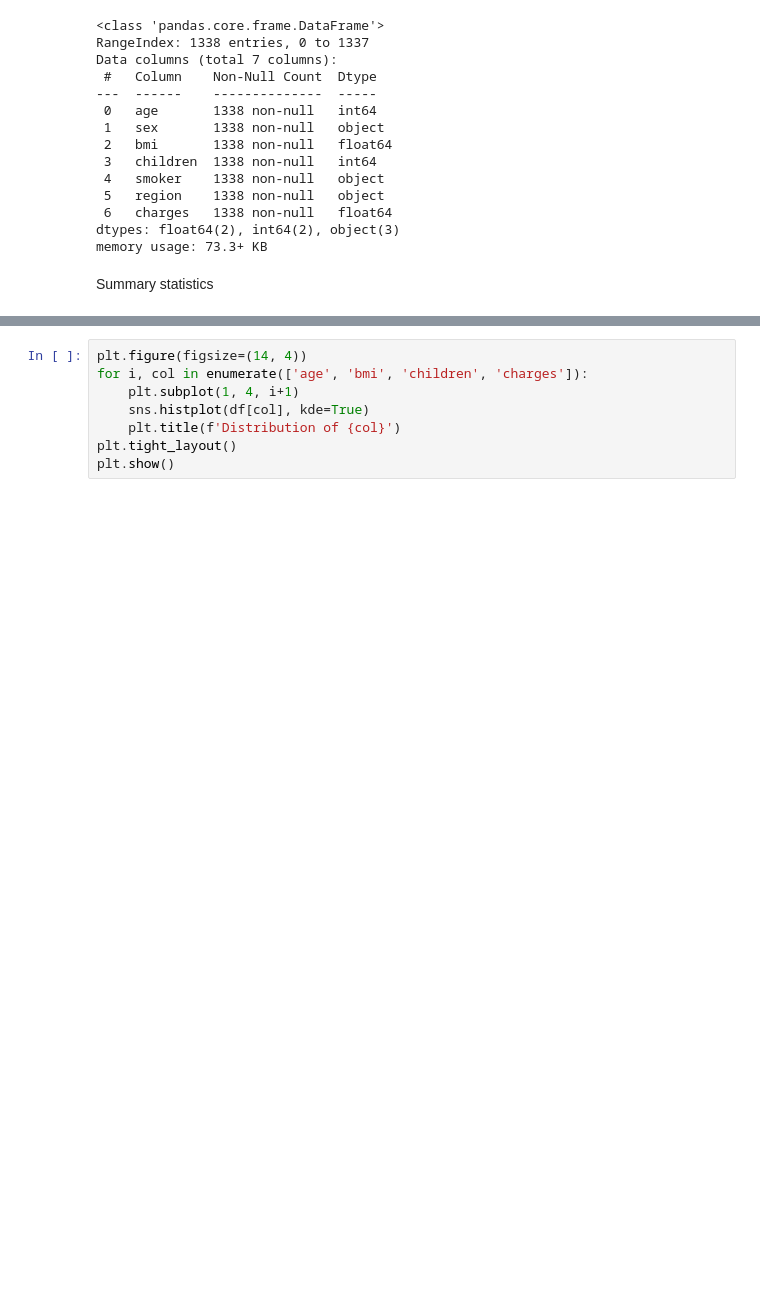
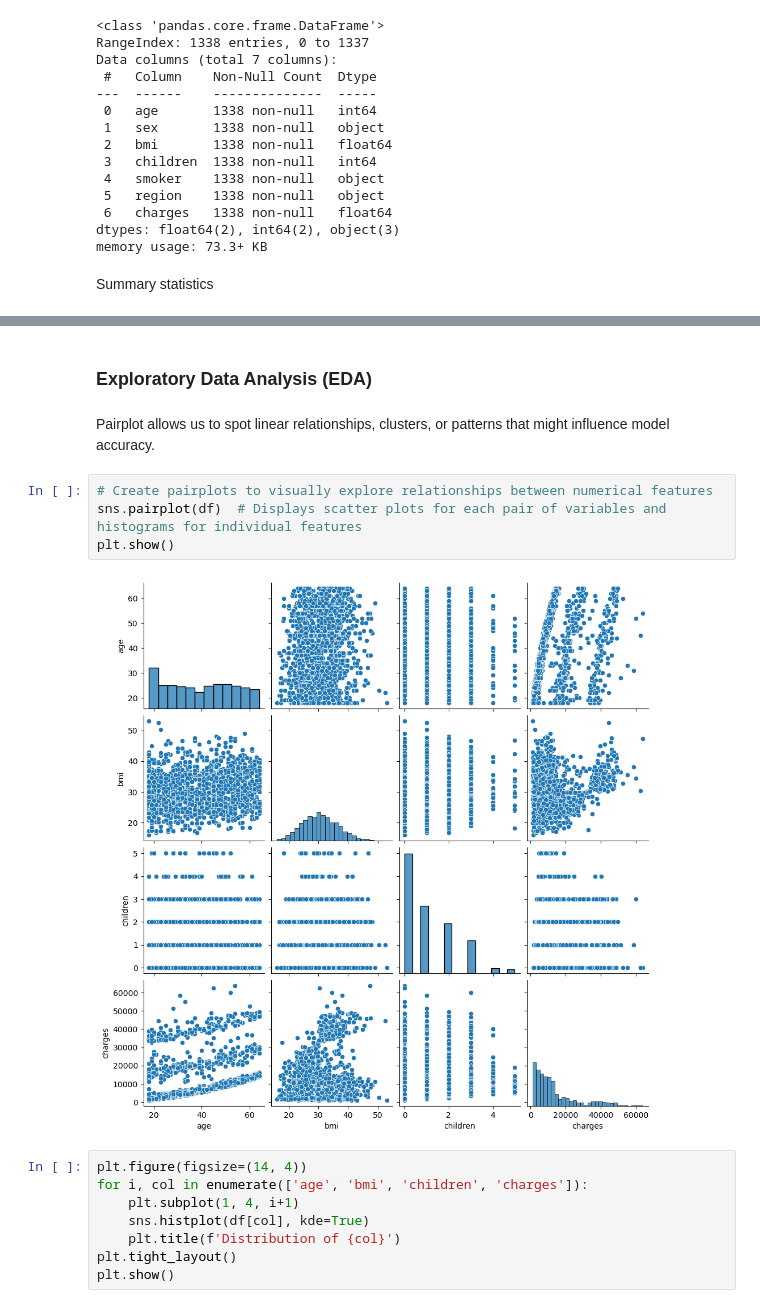
Before and after one commit to TristanGulzar/Medical-Aid-Data-Analysis, a Jupyter notebook: Part1.ipynb, the cells around one changed output, grey strips where cells are left out. Saved outputs shown, nothing was run; the diff lists cells and outputs as text; blank space fills up the shorter version.

```diff
--- a/Part1.ipynb
+++ b/Part1.ipynb
@@ -260,3 +265,13 @@ Visualize distributions of numeric variables
+# %% [markdown]
+### Exploratory Data Analysis (EDA)
+# %% [markdown]
+Pairplot allows us to spot linear relationships, clusters, or patterns that might influence model accuracy.
+# %%
+# Create pairplots to visually explore relationships between numerical features
+sns.pairplot(df)  # Displays scatter plots for each pair of variables and histograms for individual features
+plt.show()
+# %% [output]
+[figure, added]
 # %%
 plt.figure(figsize=(14, 4))
 for i, col in enumerate(['age', 'bmi', 'children', 'charges']):
```
Also changed, not shown: parts of 43 cells of this notebook.
